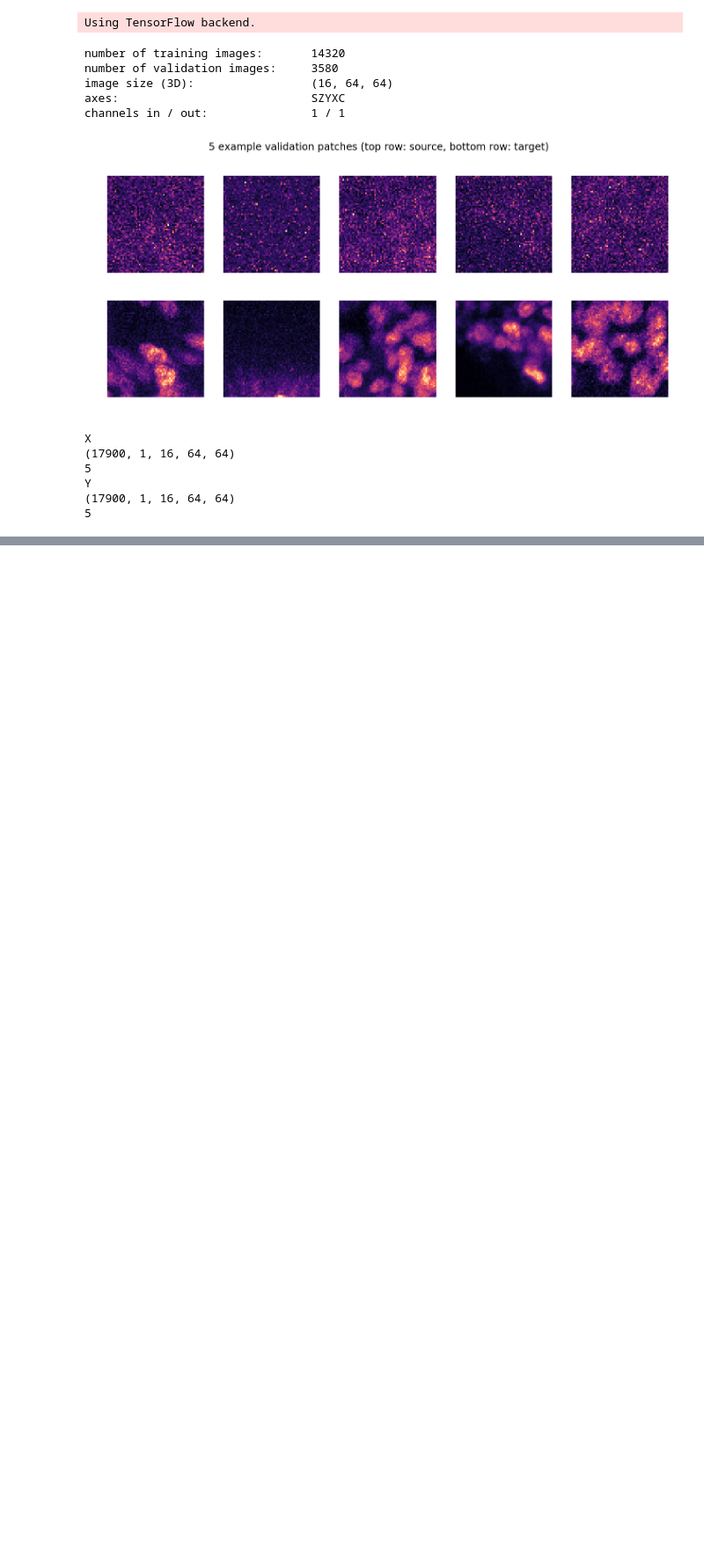
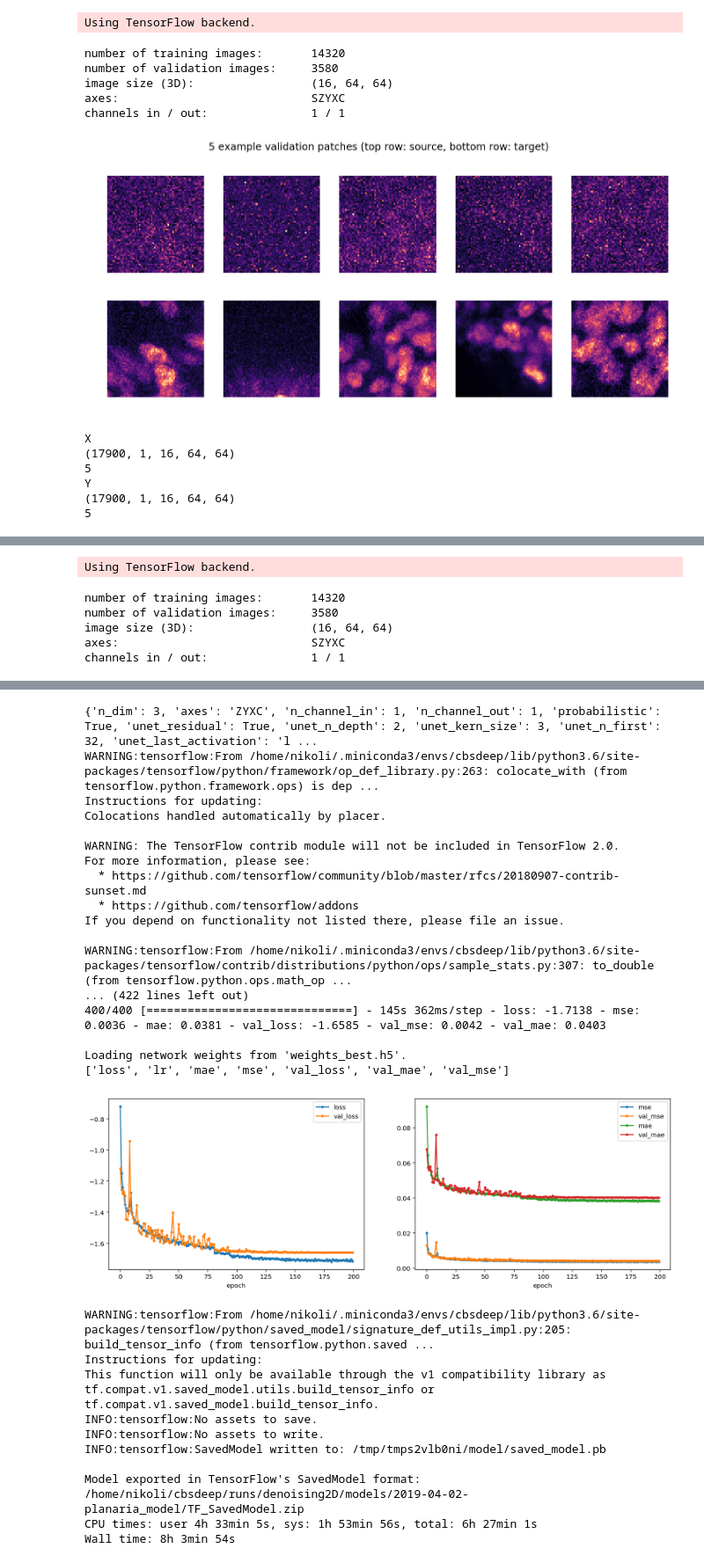
Before and after one commit to ksr987/COMP551-MP4, a Jupyter notebook: denoising/1_training.ipynb, the cells around one changed output, grey strips where cells are left out. Shown at 88% size. Saved outputs shown, nothing was run; the diff lists cells and outputs as text; code cells hidden in the pictures; blank space fills up the shorter version.

```diff
--- a/denoising/1_training.ipynb
+++ b/denoising/1_training.ipynb
@@ -92,0 +68,11 @@ Model exported in TensorFlow's SavedModel format:
+# %%
+%%time
+%run '1_training.py' 'data/Denoising_Planaria/train_data/data_label.npz' \
+'2019-04-02-planaria_model' '--epochs' '200'
+# %% [output]
+Using TensorFlow backend.
+number of training images:       14320
+number of validation images:     3580
+image size (3D):                 (16, 64, 64)
+axes:                            SZYXC
+channels in / out:               1 / 1
@@ -92,0 +80,29 @@ Model exported in TensorFlow's SavedModel format:
+{'n_dim': 3, 'axes': 'ZYXC', 'n_channel_in': 1, 'n_channel_out': 1, 'probabilistic': True, 'unet_residual': True, 'unet_n_depth': 2, 'unet_kern_size': 3, 'unet_n_first': 32, 'unet_last_activation': 'l ...
+WARNING:tensorflow:From /home/nikoli/.miniconda3/envs/cbsdeep/lib/python3.6/site-packages/tensorflow/python/framework/op_def_library.py:263: colocate_with (from tensorflow.python.framework.ops) is dep ...
+Instructions for updating:
+Colocations handled automatically by placer.
+
+WARNING: The TensorFlow contrib module will not be included in TensorFlow 2.0.
+For more information, please see:
+  * https://github.com/tensorflow/community/blob/master/rfcs/20180907-contrib-sunset.md
+  * https://github.com/tensorflow/addons
+If you depend on functionality not listed there, please file an issue.
+
+WARNING:tensorflow:From /home/nikoli/.miniconda3/envs/cbsdeep/lib/python3.6/site-packages/tensorflow/contrib/distributions/python/ops/sample_stats.py:307: to_double (from tensorflow.python.ops.math_op ...
+... (422 lines left out)
+400/400 [==============================] - 145s 362ms/step - loss: -1.7138 - mse: 0.0036 - mae: 0.0381 - val_loss: -1.6585 - val_mse: 0.0042 - val_mae: 0.0403
+
+Loading network weights from 'weights_best.h5'.
+['loss', 'lr', 'mae', 'mse', 'val_loss', 'val_mae', 'val_mse']
+[figure, added]
+WARNING:tensorflow:From /home/nikoli/.miniconda3/envs/cbsdeep/lib/python3.6/site-packages/tensorflow/python/saved_model/signature_def_utils_impl.py:205: build_tensor_info (from tensorflow.python.saved ...
+Instructions for updating:
+This function will only be available through the v1 compatibility library as tf.compat.v1.saved_model.utils.build_tensor_info or tf.compat.v1.saved_model.build_tensor_info.
+INFO:tensorflow:No assets to save.
+INFO:tensorflow:No assets to write.
+INFO:tensorflow:SavedModel written to: /tmp/tmps2vlb0ni/model/saved_model.pb
+
+Model exported in TensorFlow's SavedModel format:
+/home/nikoli/cbsdeep/runs/denoising2D/models/2019-04-02-planaria_model/TF_SavedModel.zip
+CPU times: user 4h 33min 5s, sys: 1h 53min 56s, total: 6h 27min 1s
+Wall time: 8h 3min 54s
```
Also changed, not shown: parts of 11 cells of this notebook, 6 other files.
